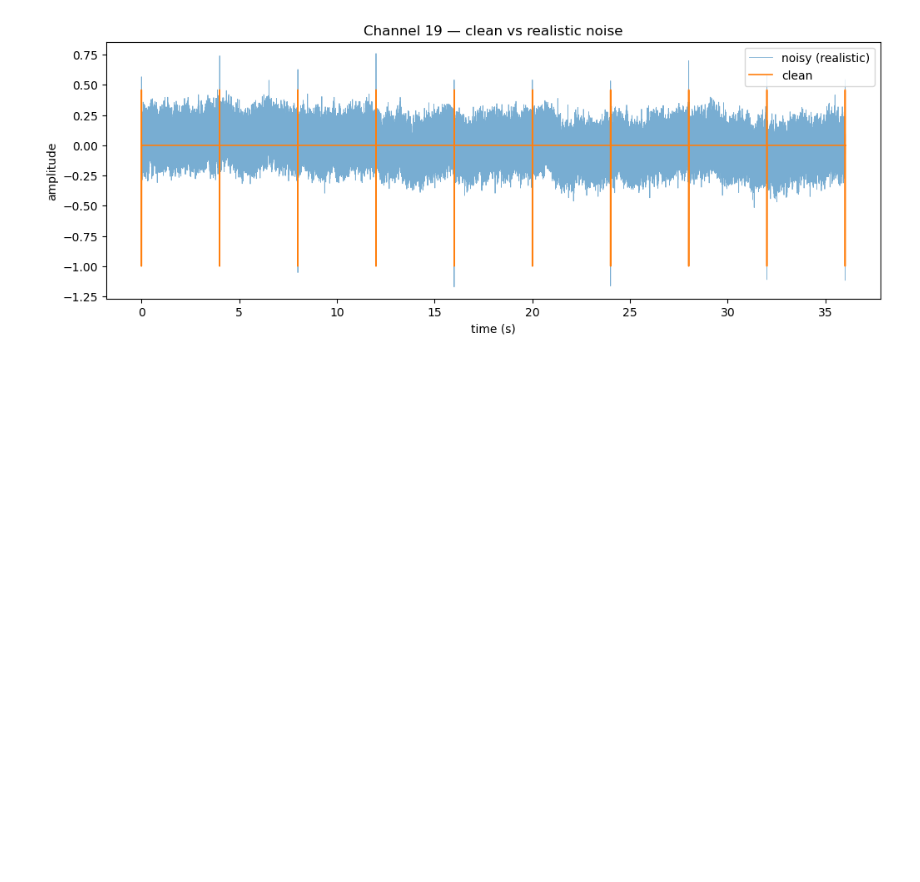
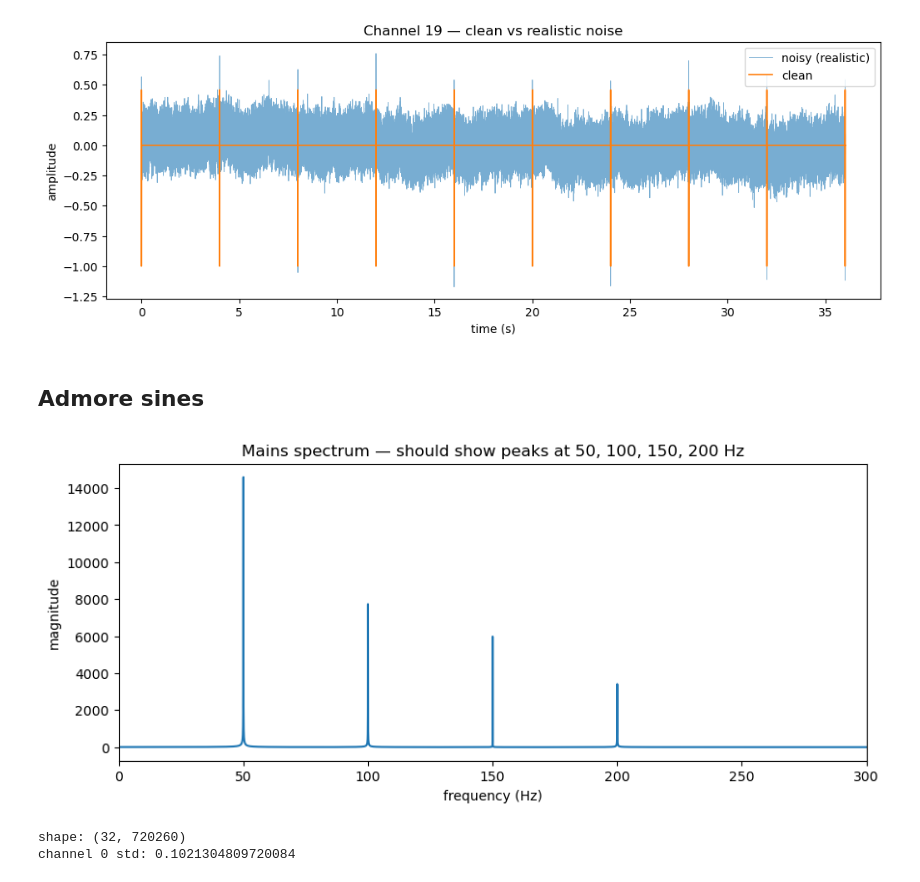
Before and after one commit to Razan-88/Decoding_Chronic_Pain, a Jupyter notebook: notebooks/01_generator.ipynb, the cells around one changed output. Saved outputs shown, nothing was run; the diff lists cells and outputs as text; code cells hidden in the pictures; blank space fills up the shorter version.

Commit message:
Add mains harmonics to noise model

```diff
--- a/notebooks/01_generator.ipynb
+++ b/notebooks/01_generator.ipynb
@@ -424,3 +448,39 @@ plt.legend()
 plt.show()
 # %% [output]
 [figure]
+# %% [markdown]
+## Admore sines
+# %%
+def make_mains(n_samples, fs, mains_amp=0.05, base_freq=50, n_harmonics=4):
+    """
+    Mains interference: 50 Hz + harmonics (100, 150, 200 Hz).
+    Each harmonic n has amplitude mains_amp/n (higher harmonics weaker).
+    """
+    t = np.arange(n_samples) / fs
+    mains = np.zeros(n_samples)
+    for n in range(1, n_harmonics + 1):      # n = 1, 2, 3, 4
+        freq = base_freq * n                 # 50, 100, 150, 200
+        amp = mains_amp / n                  # full, half, third, quarter
+        mains += amp * np.sin(2 * np.pi * freq * t)
+    return mains
+# %%
+mains = make_mains(n_samples, fs)
+# frequency spectrum
+spectrum = np.abs(np.fft.rfft(mains))
+freqs = np.fft.rfftfreq(n_samples, d=1/fs)
+
+plt.figure(figsize=(10, 4))
+plt.plot(freqs, spectrum)
+plt.xlim(0, 300)           # zoom to 0-300 Hz so we can see the peaks
+plt.xlabel("frequency (Hz)"); plt.ylabel("magnitude")
+plt.title("Mains spectrum — should show peaks at 50, 100, 150, 200 Hz")
+plt.show()
+# %% [output]
+[figure, added]
+# %%
+test = make_noise(n_channels, n_samples, fs, common_frac=0.5)
+print("shape:", test.shape)
+print("channel 0 std:", test[0].std())
+# %% [output]
+shape: (32, 720260)
+channel 0 std: 0.1021304809720084
```
Also changed, not shown: parts of 4 cells of this notebook.
